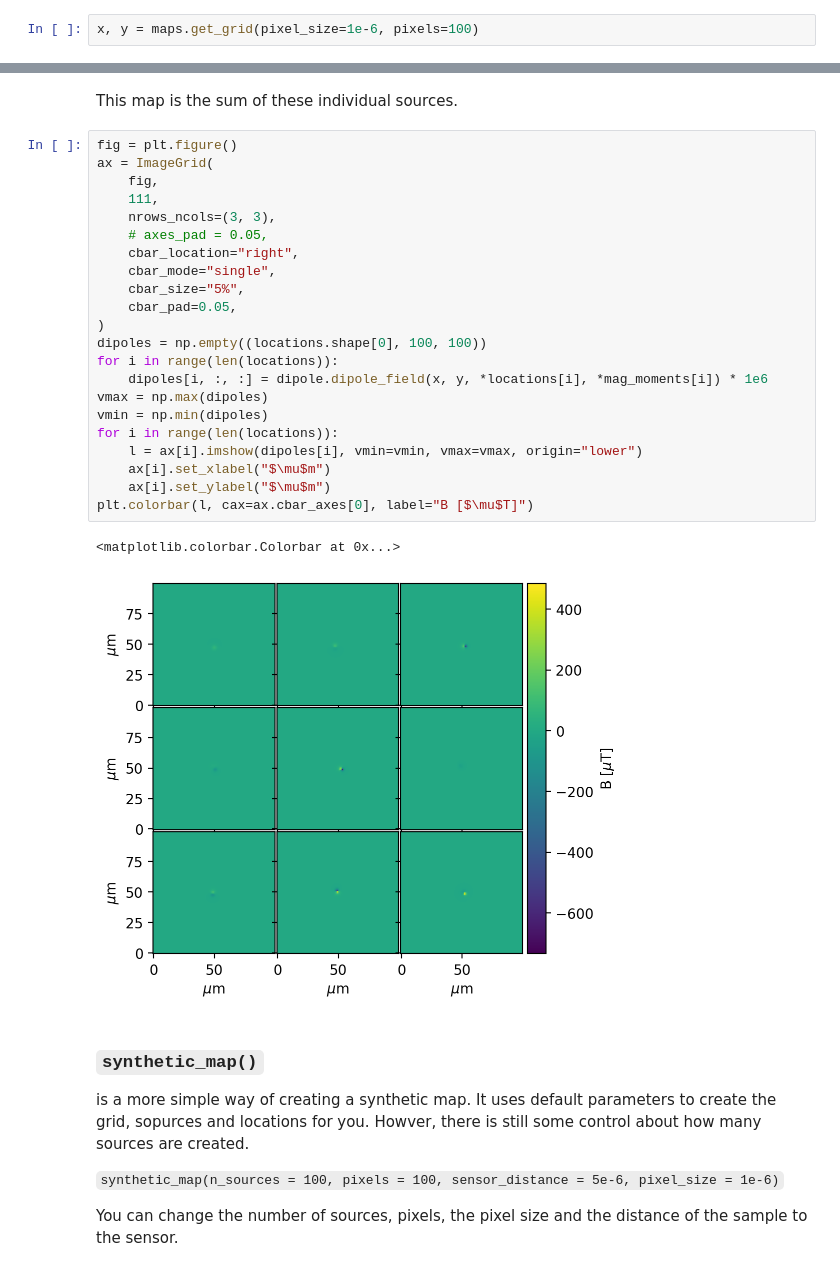
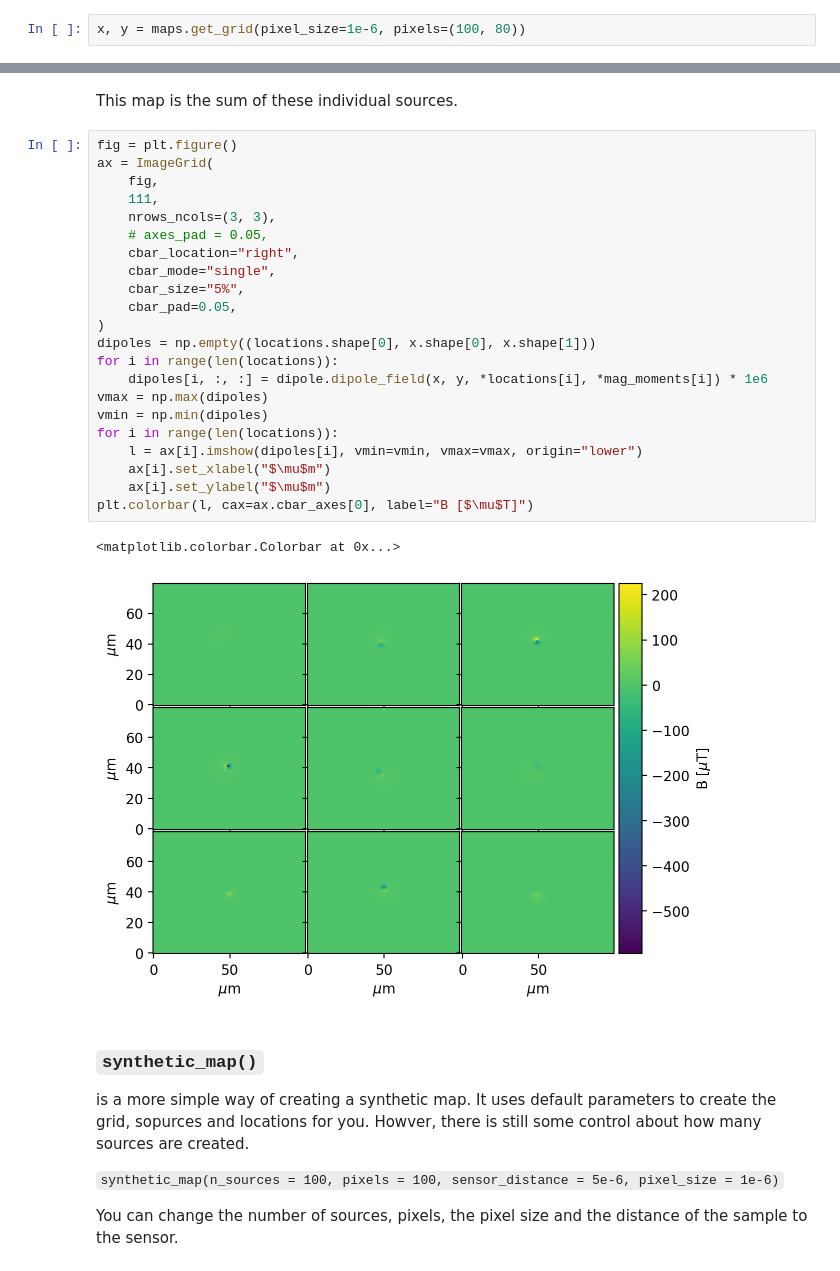
Before and after one commit to MikeVolk/pypole, a Jupyter notebook: notebooks/tutorial.ipynb, the cells around one changed output, grey strips where cells are left out. Saved outputs shown, nothing was run; the diff lists cells and outputs as text.

```diff
--- a/notebooks/tutorial.ipynb
+++ b/notebooks/tutorial.ipynb
@@ -32,4 +33,4 @@ The dipole module includes 2 functions to create synthetic maps.
 #### map grid
 The map grid can be easily calculated by using the `get_grid` function in the `maps` module.
 # %%
-x, y = maps.get_grid(pixel_size=1e-6, pixels=100)
+x, y = maps.get_grid(pixel_size=1e-6, pixels=(100, 80))
@@ -67,28 +92,28 @@ This map is the sum of these individual sources.
 # %%
 fig = plt.figure()
 ax = ImageGrid(
     fig,
     111,
     nrows_ncols=(3, 3),
     # axes_pad = 0.05,
     cbar_location="right",
     cbar_mode="single",
     cbar_size="5%",
     cbar_pad=0.05,
 )
-dipoles = np.empty((locations.shape[0], 100, 100))
+dipoles = np.empty((locations.shape[0], x.shape[0], x.shape[1]))
 for i in range(len(locations)):
     dipoles[i, :, :] = dipole.dipole_field(x, y, *locations[i], *mag_moments[i]) * 1e6
 vmax = np.max(dipoles)
 vmin = np.min(dipoles)
 for i in range(len(locations)):
     l = ax[i].imshow(dipoles[i], vmin=vmin, vmax=vmax, origin="lower")
     ax[i].set_xlabel("$\mu$m")
     ax[i].set_ylabel("$\mu$m")
 plt.colorbar(l, cax=ax.cbar_axes[0], label="B [$\mu$T]")
 # %% [output]
 <matplotlib.colorbar.Colorbar at 0x...>
-[figure, old version]
+[figure, new version]
 # %% [markdown]
 ### `synthetic_map()`
 is a more simple way of creating a synthetic map. It uses default parameters to create the grid, sopurces and locations for you. Howver, there is still some control about how many sources are created.
```
Also changed, not shown: parts of 19 cells of this notebook, 6 other files.
